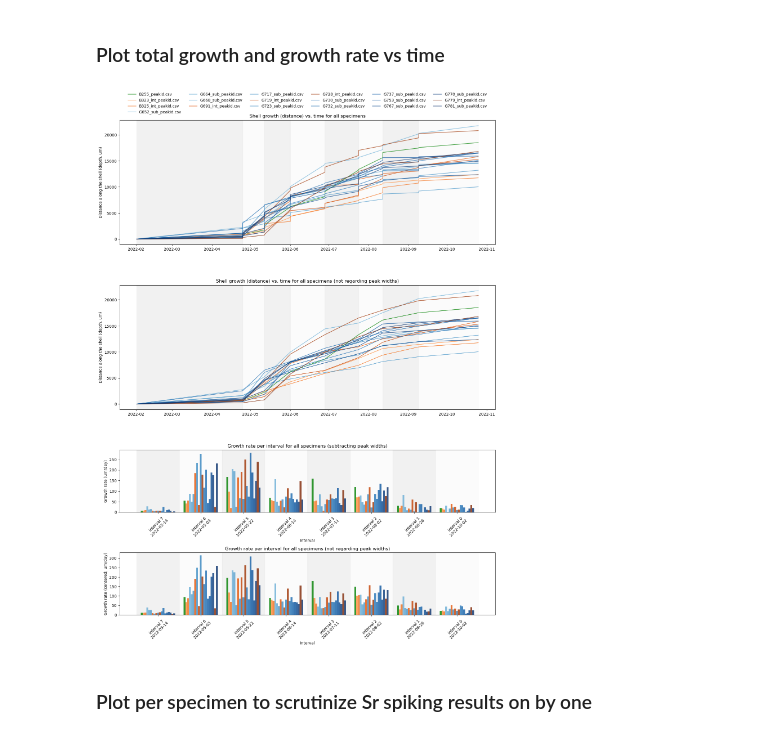
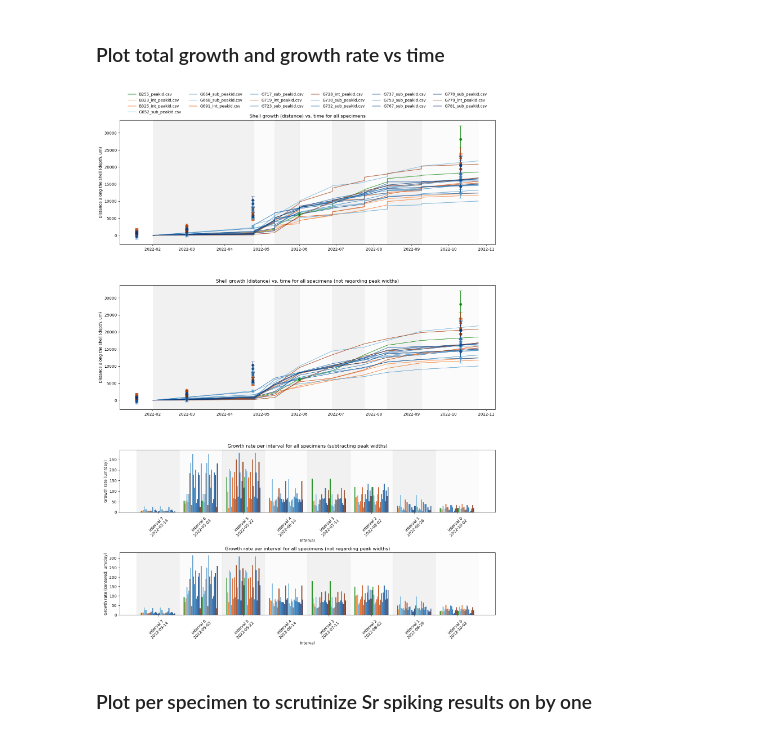
Before and after one commit to nielsjdewinter/Cleanalyze_python, a Jupyter notebook: Process_cleanalyze_results_dates.ipynb, the cells around one changed output. Cells and saved outputs as stored; diff of their text form; code cells hidden in the pictures.

Commit message:
Added caliper measurements calibrated using 2020 data.

```diff
--- a/Process_cleanalyze_results_dates.ipynb
+++ b/Process_cleanalyze_results_dates.ipynb
@@ -575,7 +732,6 @@ bar_colors = []
 bar_specimens = []
 
 # Line plot: shell growth vs. date
-# FIXME: Add centered timing info to the plots
 for file, df in dataframes.items():
     if 'depth' in df.columns and 'timing_info' in df.columns:
         df_plot = df.copy()
@@ -592,6 +748,35 @@ for file, df in dataframes.items():
             color = 'green'
         ax1.plot(df_plot['timing_info'], df_plot['depth'], label=file, alpha=0.7, color=color) # Plotting depth against timing_info
         ax2.plot(df_plot['timing_info_centered'], df_plot['depth'], label=file, alpha=0.7, color=color) # Plotting depth against timing_info_centered
+
+        # --- Add caliper long data (distance_mm_individual) with CI to the line plots ---
+        for specimen_name in caliper_long['specimen'].unique():
+            # Find files containing this specimen name
+            matching_files = [f for f in dataframes if specimen_name in f]
+            if file in matching_files:
+                group = caliper_long[caliper_long['specimen'] == specimen_name]
+                # Determine color and label for this specimen (same as line plot)
+                if 'sub' in file.lower():
+                    color = subtidal_colors[subtidal_files.index(file)]
+                elif 'int' in file.lower():
+                    color = intertidal_colors[intertidal_files.index(file)]
+                else:
+                    color = 'green'
+                label = file  # Use the same label as in the line plot
+                # Plot on ax1 (date x-axis)
+                ax1.errorbar(
+                    group['date'], group['distance_mm_individual'] * 1000,  # Convert to micrometers
+                    yerr=group['distance_mm_ci_individual'] * 1000 if 'distance_mm_ci_individual' in group.columns else None,
+                    fmt='o', capsize=4, label=label,
+                    color=color, alpha=0.8, zorder=10
+                )
+                # Plot on ax2 (date x-axis, centered if available)
+                ax2.errorbar(
+                    group['date'], group['distance_mm_individual'] * 1000, # Convert to micrometers
+                    yerr=group['distance_mm_ci_individual'] * 1000 if 'distance_mm_ci_individual' in group.columns else None,
+                    fmt='o', capsize=4, label=label,
+                    color=color, alpha=0.8, zorder=10
+                )
 
         # Bar chart: growth rate per interval
         growths = growth_intervals.get(file, {})
@@ -676,35 +861,41 @@ ax3.set_title('Growth rate per interval for all specimens (subtracting peak widt
 ax4.set_xticklabels(interval_labels_with_dates, rotation=45)
 ax4.set_xlabel('Interval')
 ax4.set_ylabel('Growth rate (centered; um/day)')
 ax4.set_title('Growth rate per interval for all specimens (not regarding peak widths)')
 
 # Format and legend for the shell growth plot
 # Add shaded background boxes to delineate intervals on both plots
 for i, interval in enumerate(unique_intervals):
     # Get start and end dates for the interval
     stats = interval_growths.get(interval, {})
     start = stats.get('start_date', None)
     end = stats.get('end_date', None)
     if start is not None and end is not None:
         # Alternate color for better visibility
         color = 'lightgrey' if i % 2 == 0 else 'whitesmoke'
         # Shade on ax1 (date x-axis)
         ax1.axvspan(start, end, color=color, alpha=0.3, zorder=0)
         # Shade on ax2 (date x-axis)
         ax2.axvspan(start, end, color=color, alpha=0.3, zorder=0)
         # Shade on ax3 (interval x-axis)
         ax3.axvspan(i - 0.5, i + 0.5, color=color, alpha=0.3, zorder=0)
         # Shade on ax4 (interval x-axis)
         ax4.axvspan(i - 0.5, i + 0.5, color=color, alpha=0.3, zorder=0)
 ax1.set_ylabel('Distance along the shell (depth, um)')
 ax1.set_title('Shell growth (distance) vs. time for all specimens')
 ax2.set_ylabel('Distance along the shell (depth, um)')
 ax2.set_title('Shell growth (distance) vs. time for all specimens (not regarding peak widths)')
-ax1.legend(loc='upper center', bbox_to_anchor=(0.5, 1.25), ncol=6, frameon=False)
+# Merge legend elements with the same name
+handles, labels = ax1.get_legend_handles_labels()
+unique = OrderedDict()
+for h, l in zip(handles, labels):
+    if l not in unique:
+        unique[l] = h
+ax1.legend(unique.values(), unique.keys(), loc='upper center', bbox_to_anchor=(0.5, 1.25), ncol=6, frameon=False)
 plt.tight_layout()
 plt.show()
 # %% [output]
-[figure, old version]
+[figure, new version]
 # %% [markdown]
 ### Plot per specimen to scrutinize Sr spiking results on by one
 # %%
```
Also changed, not shown: parts of 6 cells of this notebook, 1 other file.
